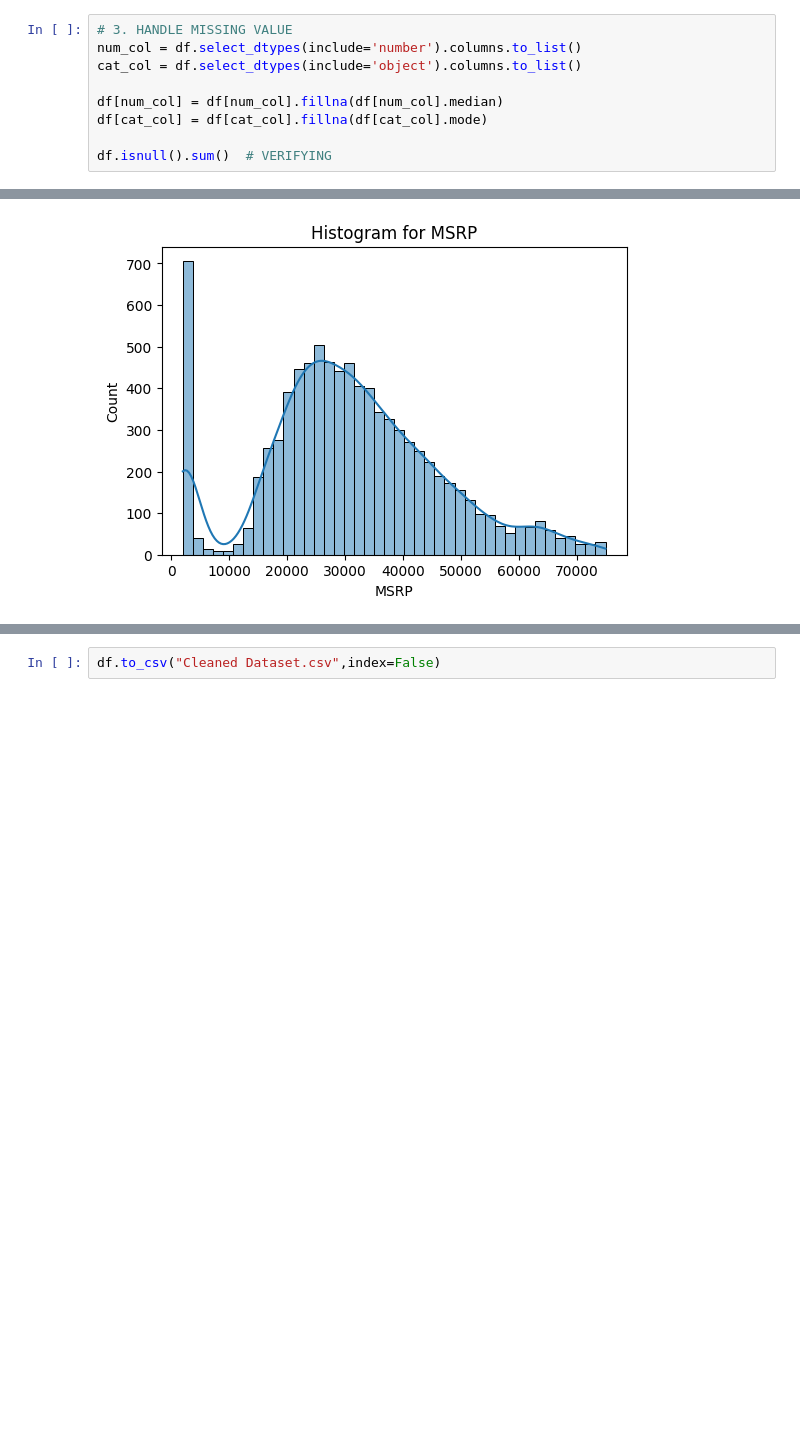
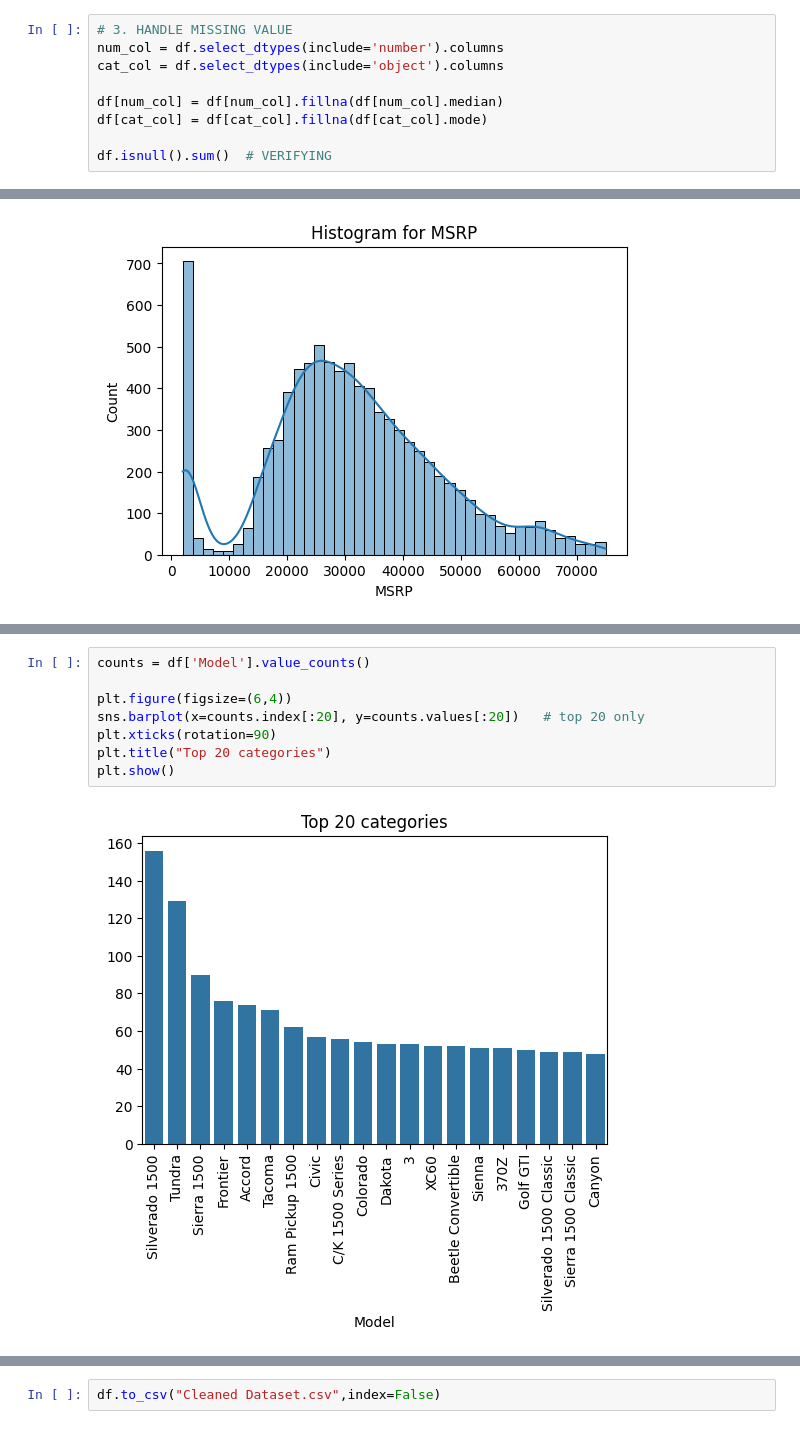
Before and after one commit to Khush-AIE/Data-Science, a Jupyter notebook: Python Analysis/Assignment/Assignment_f.ipynb, the cells around one changed output, grey strips where cells are left out. Drawn from its saved outputs; the diff is of its cells as text; blank space fills up the shorter version.

```diff
--- a/Python Analysis/Assignment/Assignment_f.ipynb
+++ b/Python Analysis/Assignment/Assignment_f.ipynb
@@ -60,8 +60,8 @@ dtype: int64
 [figure]
 # %%
 # 3. HANDLE MISSING VALUE
-num_col = df.select_dtypes(include='number').columns.to_list()
-cat_col = df.select_dtypes(include='object').columns.to_list()
+num_col = df.select_dtypes(include='number').columns
+cat_col = df.select_dtypes(include='object').columns
 
 df[num_col] = df[num_col].fillna(df[num_col].median)
 df[cat_col] = df[cat_col].fillna(df[cat_col].mode)
@@ -138,0 +149,10 @@ for col in cat_col:
+# %%
+counts = df['Model'].value_counts()
+
+plt.figure(figsize=(6,4))
+sns.barplot(x=counts.index[:20], y=counts.values[:20])   # top 20 only
+plt.xticks(rotation=90)
+plt.title("Top 20 categories")
+plt.show()
+# %% [output]
+[figure, added]
```
Also changed, not shown: parts of 7 cells of this notebook.
